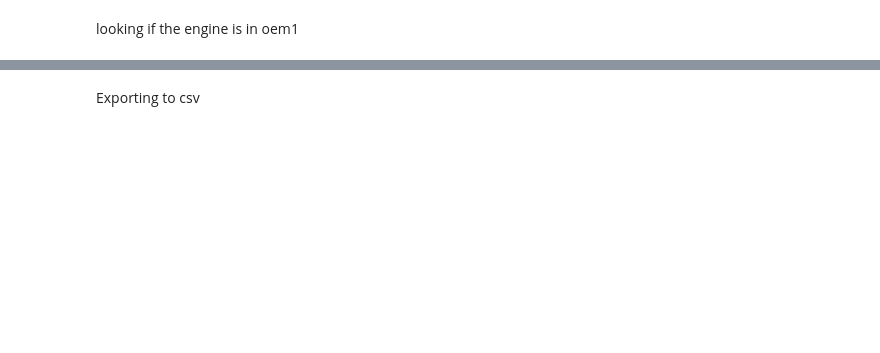
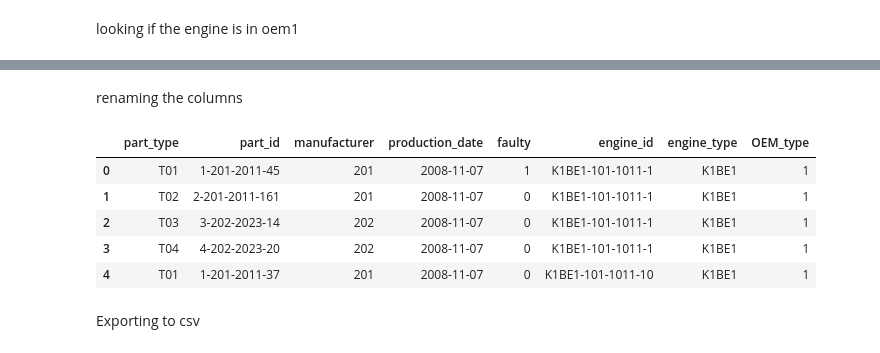
Before and after one commit to Teddy131/IDA-GROUP, a Jupyter notebook: final_data.ipynb, the cells around one changed output, grey strips where cells are left out. Drawn from its saved outputs; the diff is of its cells as text; code cells hidden in the pictures; blank space fills up the shorter version.

```diff
--- a/final_data.ipynb
+++ b/final_data.ipynb
@@ -413,2 +469,24 @@ display(final_df.head())
+# %% [markdown]
+renaming the columns
+# %%
+final_df = final_df.rename(columns={
+    "Part_Type": "part_type",
+    "Part_ID" : "part_id",
+    "Herstellernummer" : "manufacturer",
+    "Produktionsdatum" : "production_date",
+    "Fehlerhaft" : "faulty",
+    "Motor_ID" : "engine_id",
+    "Engine Type" : "engine_type",
+    "in_ome1" : "OEM_type"
+                            })
+
+display(final_df.head())
+# %% [output]
+|  | part_type | part_id | manufacturer | production_date | faulty | engine_id | engine_type | OEM_type |
+| 0 | T01 | 1-201-2011-45 | 201 | 2008-11-07 | 1 | K1BE1-101-1011-1 | K1BE1 | 1 |
+| 1 | T02 | 2-201-2011-161 | 201 | 2008-11-07 | 0 | K1BE1-101-1011-1 | K1BE1 | 1 |
+| 2 | T03 | 3-202-2023-14 | 202 | 2008-11-07 | 0 | K1BE1-101-1011-1 | K1BE1 | 1 |
+| 3 | T04 | 4-202-2023-20 | 202 | 2008-11-07 | 0 | K1BE1-101-1011-1 | K1BE1 | 1 |
+| 4 | T01 | 1-201-2011-37 | 201 | 2008-11-07 | 0 | K1BE1-101-1011-10 | K1BE1 | 1 |
 # %% [markdown]
 Exporting to csv
```
Also changed, not shown: parts of 7 cells of this notebook.
